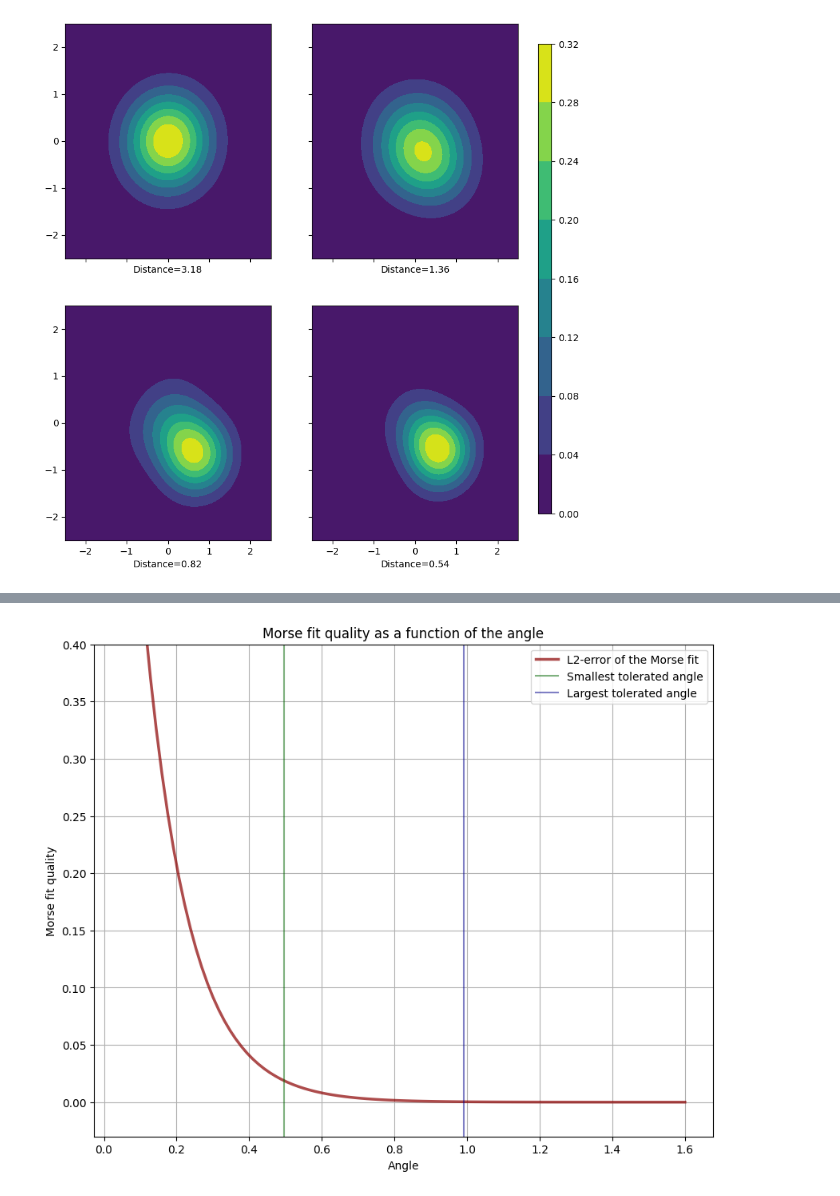
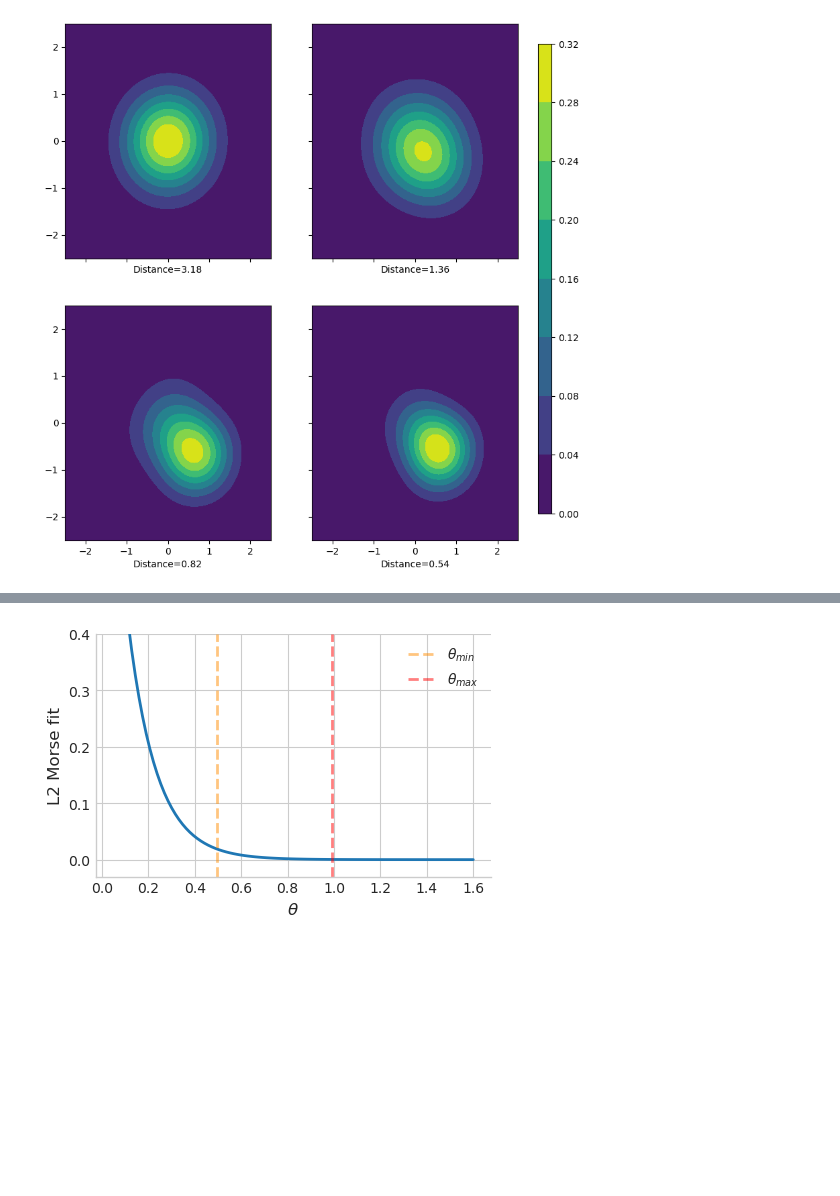
Before and after one commit to MatthieuSarkis/Long-range-intermolecular-interactions-on-a-continuous-variable-quantum-computer, a Jupyter notebook: plot_alternate.ipynb, the cells around one changed output, grey strips where cells are left out. Saved outputs shown, nothing was run; the diff lists cells and outputs as text; code cells hidden in the pictures; blank space fills up the shorter version.

```diff
--- a/plot_alternate.ipynb
+++ b/plot_alternate.ipynb
@@ -56,14 +56,14 @@ rcparams = {                      # setup matplotlib to use latex for output
     'lines.linewidth': 2,
     "xtick.major.width": 2,
     "ytick.major.width": 2,
-    "lines.markersize":.05,
+    "lines.markersize":2,
     "font.size": 9,
     "legend.fontsize": 10,               # Make the legend/label fonts a little smaller
     "axes.spines.top": False,
     "axes.spines.right": False,
     "xtick.labelsize": 10,
     "ytick.labelsize": 10,
-    "figure.figsize": figsize(1),     # default fig size of 0.9 textwidth
+    "figure.figsize": figsize(1.5),     # default fig size of 0.9 textwidth
 #    "mathtext.fontset" : "custom",
 #     "mathtext.rm" :  "Helvetica",
 #     "mathtext.it" :  "Helvetica:italic",
@@ -507,26 +509,26 @@ plot_binding_curve_morse(
 # %%
-fig, axes = plt.subplots(nrows=1, ncols=1, figsize=(10, 8))
+fig, axes = plt.subplots(nrows=1, ncols=1)
 
 line0, = axes.plot(
     np.linspace(0.05, 1.6, 100),
     [fit_morse_quality(r) for r in np.linspace(0.01, 1.6, 100)],
-    c='darkred',
-    alpha=0.7,
-    label='L2-error of the Morse fit',
-    linewidth=2.5
+    #c='darkred',
+    #alpha=0.7,
+    #label='L2-error of the Morse fit',
+    #linewidth=2.5
 )
 
-line1 = axes.axvline(x=0.4960409453036515, label='Smallest tolerated angle', c='darkgreen', alpha=0.5)
-line2 = axes.axvline(x=0.992081890607303, label='Largest tolerated angle', c='darkblue', alpha=0.5)
+line1 = axes.axvline(x=0.4960409453036515, label=r'$\theta_{min}$', c='darkorange', alpha=0.5, linestyle = 'dashed')
+line2 = axes.axvline(x=0.992081890607303, label=r'$\theta_{max}$', c='red', alpha=0.5, linestyle = 'dashed')
 
 axes.legend(handles=[line0, line1, line2])
 
-axes.set_xlabel('Angle')
-axes.set_ylabel('Morse fit quality')
+axes.set_xlabel(r'$\theta$')
+axes.set_ylabel(r'L2 Morse fit')
 axes.set_ylim(-0.03, 0.4)
 axes.grid(True)
-axes.set_title('Morse fit quality as a function of the angle')
-plt.show()
-#plt.savefig(save_path, dpi=300, transparent=False, bbox_inches='tight')
+#axes.set_title('Morse fit quality as a function of the angle')
+#plt.show()
+plt.savefig('./plottini/Morse_quality.pdf', dpi=300, transparent=False, bbox_inches='tight')
 # %% [output]
-[figure, old version]
+[figure, new version]
```
Also changed, not shown: parts of 2 cells of this notebook, 3 other files.
